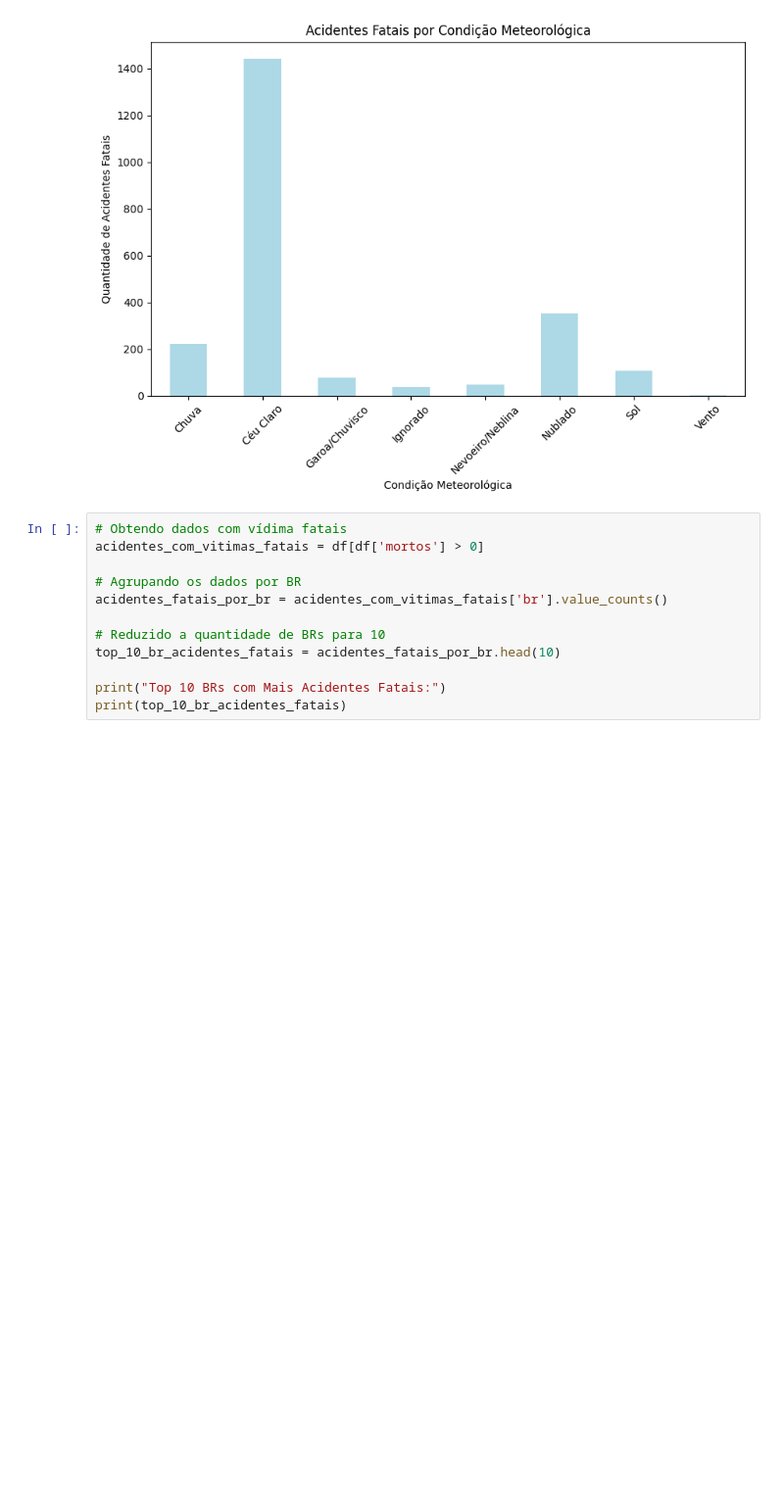
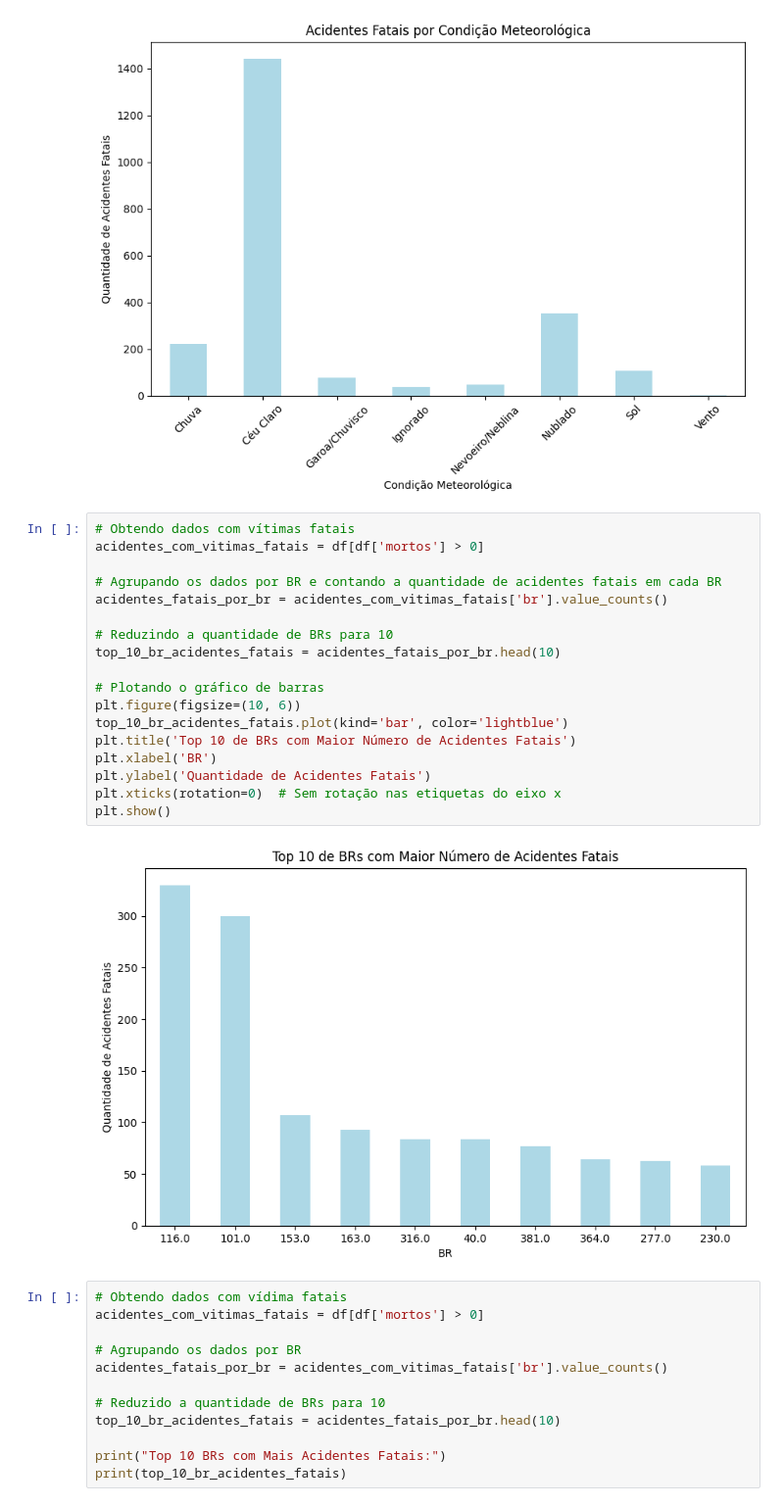
Before and after one commit to danielffds1/cursos_dio, a Jupyter notebook: bootcamp-santander/desafio-etl/desafio-etl.ipynb, the cells around one changed output. Shown: that part at 98% size. Cells and saved outputs as stored; diff of their text form; blank space fills up the shorter version.

```diff
--- a/bootcamp-santander/desafio-etl/desafio-etl.ipynb
+++ b/bootcamp-santander/desafio-etl/desafio-etl.ipynb
@@ -105,6 +105,26 @@ Try using .loc[row_indexer,col_indexer] = value instead
 See the caveats in the documentation: https://pandas.pydata.org/pandas-docs/stable/user_guide/indexing.html#returning-a-view-versus-a-copy
   acidentes_com_vitimas_fatais['condicao_metereologica'] = acidentes_com_vitimas_fatais['condicao_metereologica'].str.replace('Ceu Claro', 'Céu Claro')
 [figure]
+# %%
+# Obtendo dados com vítimas fatais
+acidentes_com_vitimas_fatais = df[df['mortos'] > 0]
+
+# Agrupando os dados por BR e contando a quantidade de acidentes fatais em cada BR
+acidentes_fatais_por_br = acidentes_com_vitimas_fatais['br'].value_counts()
+
+# Reduzindo a quantidade de BRs para 10
+top_10_br_acidentes_fatais = acidentes_fatais_por_br.head(10)
+
+# Plotando o gráfico de barras
+plt.figure(figsize=(10, 6))
+top_10_br_acidentes_fatais.plot(kind='bar', color='lightblue')
+plt.title('Top 10 de BRs com Maior Número de Acidentes Fatais')
+plt.xlabel('BR')
+plt.ylabel('Quantidade de Acidentes Fatais')
+plt.xticks(rotation=0)  # Sem rotação nas etiquetas do eixo x
+plt.show()
+# %% [output]
+[figure, added]
 # %%
 # Obtendo dados com vídima fatais
 acidentes_com_vitimas_fatais = df[df['mortos'] > 0]
```
Also changed, not shown: parts of 1 cell of this notebook, 3 other files.
